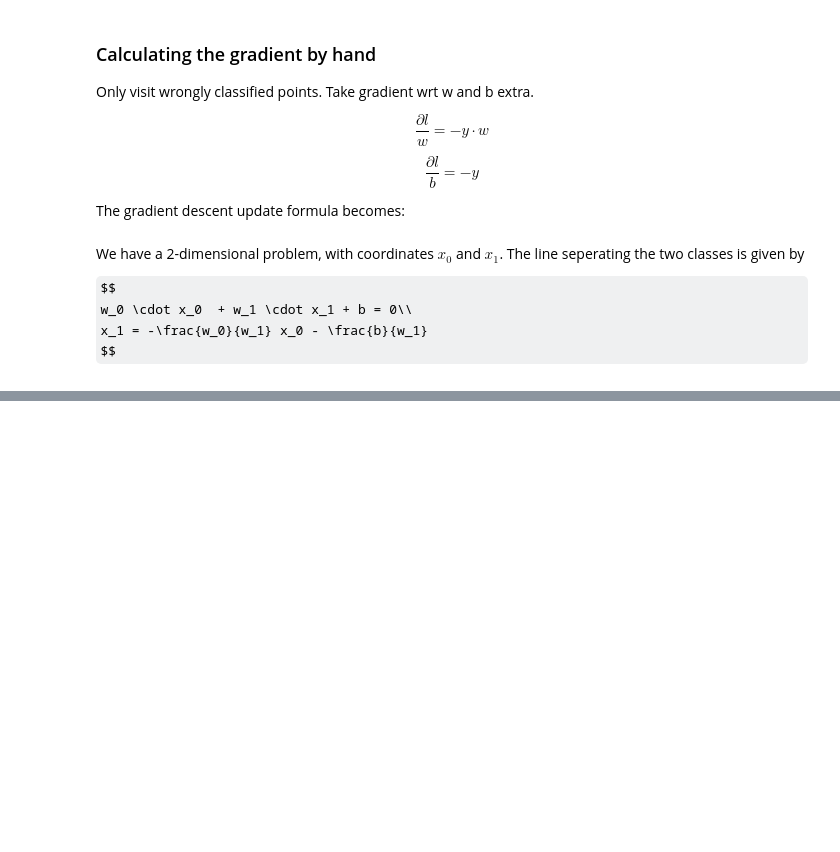
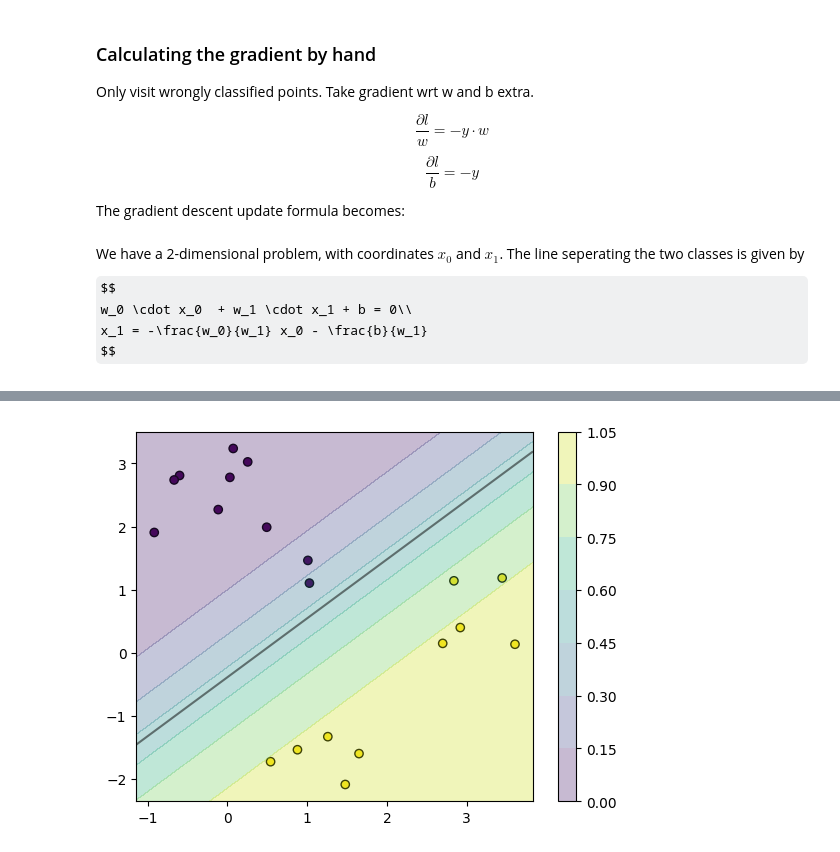
Before and after one commit to ioskn/mldl_htwg, a Jupyter notebook: perceptron/perceptron.ipynb, the cells around one changed output, grey strips where cells are left out. Saved outputs shown, nothing was run; the diff lists cells and outputs as text; code cells hidden in the pictures; some formulas as TeX source; blank space fills up the shorter version.

Commit message:
Added Logistic Regression

```diff
--- a/perceptron/perceptron.ipynb
+++ b/perceptron/perceptron.ipynb
@@ -94 +98,32 @@ for i in range(100):
 No Update, finished
+# %%
+X.shape, y.shape
+from sklearn.linear_model import LogisticRegression
+
+# Create a logistic regression object
+logreg = LogisticRegression()
+logreg.fit(X, y)
+
+def plot_decision_boundary(X, y, model):
+    plt.figure()
+    plt.scatter(X[:, 0], X[:, 1], c=y, edgecolors='k')
+    ax = plt.gca()
+    xlim = ax.get_xlim()
+    ylim = ax.get_ylim()
+    # create grid to evaluate model
+    xx = np.linspace(xlim[0], xlim[1], 100)
+    yy = np.linspace(ylim[0], ylim[1], 100)
+    YY, XX = np.meshgrid(yy, xx)
+    xy = np.vstack([XX.ravel(), YY.ravel()]).T
+    Z = model.decision_function(xy).reshape(XX.shape)
+    Z_prob = model.predict_proba(xy)[:, 1].reshape(XX.shape)
+    # plot decision boundary and probabilities
+    im = ax.contourf(XX, YY, Z_prob, alpha=.3)
+    ax.contour(XX, YY, Z, colors='k', levels=[0], alpha=0.5,
+               linestyles=['-'])
+    plt.colorbar(im)
+    plt.show()
+
+plot_decision_boundary(X, y, logreg)
+# %% [output]
+[figure, added]
```
Also changed, not shown: parts of 5 cells of this notebook, 2 other files.
